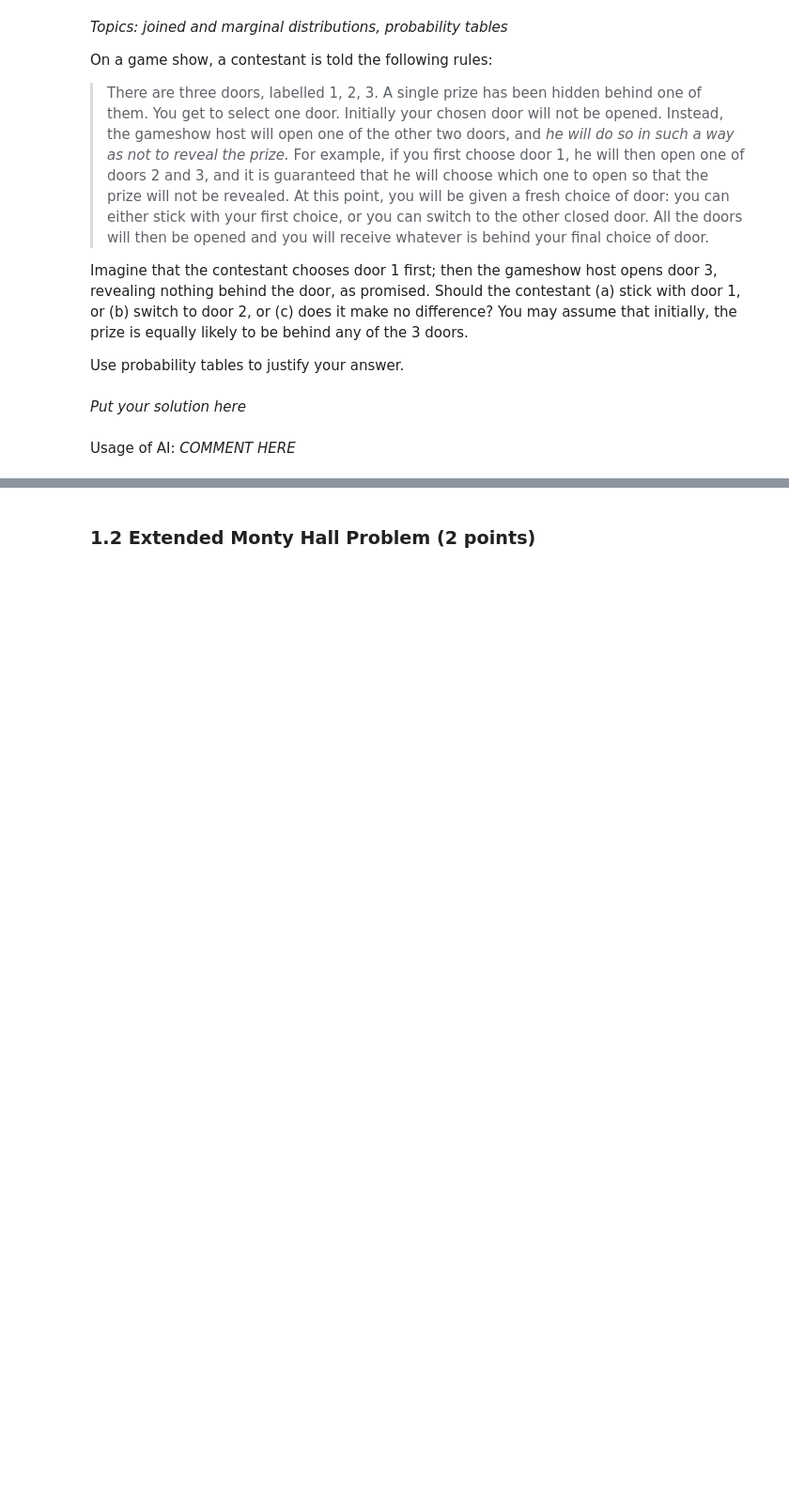
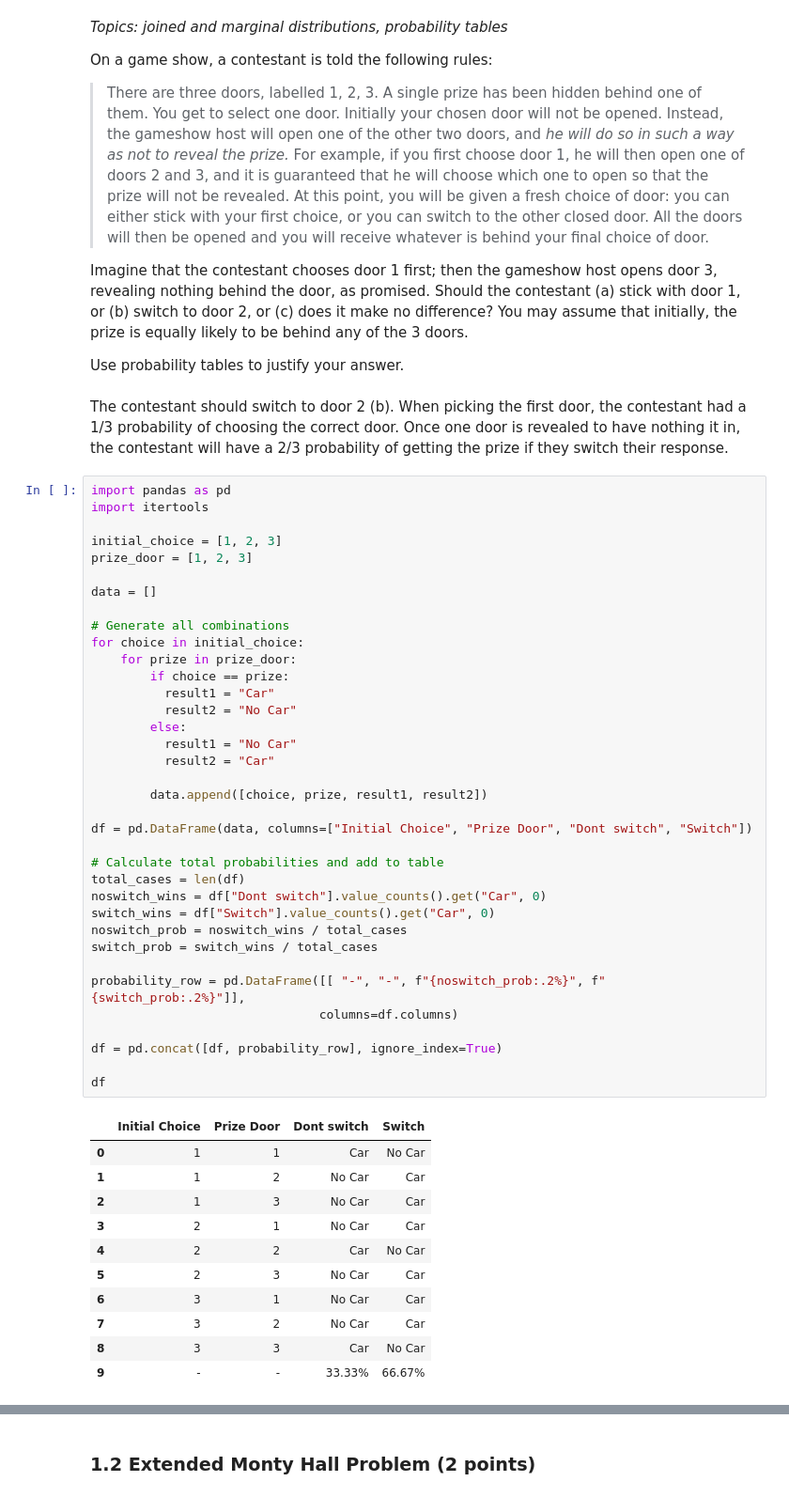
Before and after one commit to labudzki/MLforPA, a Jupyter notebook: 1_ML4PhA_2025_Exercise_sheet_1_v2.ipynb, the cells around one changed output, grey strips where cells are left out. Shown: that part at 94% size. Drawn from its saved outputs; the diff is of its cells as text; blank space fills up the shorter version.

```diff
--- a/1_ML4PhA_2025_Exercise_sheet_1_v2.ipynb
+++ b/1_ML4PhA_2025_Exercise_sheet_1_v2.ipynb
@@ -22,7 +22,53 @@ Imagine that the contestant chooses door 1 first; then the gameshow host opens d
 behind the door, as promised. Should the contestant (a) stick with door 1, or (b) switch to door 2, or (c) does it make no difference? You may assume that initially, the prize is equally likely to be behind any of the 3 doors.
 
 Use probability tables to justify your answer.
-# %% [markdown]
-*Put your solution here*
-# %% [markdown]
-Usage of AI: *COMMENT HERE*
+# %% [markdown]
+The contestant should switch to door 2 (b). When picking the first door, the contestant had a 1/3 probability of choosing the correct door. Once one door is revealed to have nothing it in, the contestant will have a 2/3 probability of getting the prize if they switch their response.
+# %%
+import pandas as pd
+import itertools
+
+initial_choice = [1, 2, 3]
+prize_door = [1, 2, 3]
+
+data = []
+
+# Generate all combinations
+for choice in initial_choice:
+    for prize in prize_door:
+        if choice == prize:
+          result1 = "Car"
+          result2 = "No Car"
+        else:
+          result1 = "No Car"
+          result2 = "Car"
+
+        data.append([choice, prize, result1, result2])
+
+df = pd.DataFrame(data, columns=["Initial Choice", "Prize Door", "Dont switch", "Switch"])
+
+# Calculate total probabilities and add to table
+total_cases = len(df)
+noswitch_wins = df["Dont switch"].value_counts().get("Car", 0)
+switch_wins = df["Switch"].value_counts().get("Car", 0)
+noswitch_prob = noswitch_wins / total_cases
+switch_prob = switch_wins / total_cases
+
+probability_row = pd.DataFrame([[ "-", "-", f"{noswitch_prob:.2%}", f"{switch_prob:.2%}"]],
+                               columns=df.columns)
+
+df = pd.concat([df, probability_row], ignore_index=True)
+
+df
+# %% [output]
+|  | Initial Choice | Prize Door | Dont switch | Switch |
+| 0 | 1 | 1 | Car | No Car |
+| 1 | 1 | 2 | No Car | Car |
+| 2 | 1 | 3 | No Car | Car |
+| 3 | 2 | 1 | No Car | Car |
+| 4 | 2 | 2 | Car | No Car |
+| 5 | 2 | 3 | No Car | Car |
+| 6 | 3 | 1 | No Car | Car |
+| 7 | 3 | 2 | No Car | Car |
+| 8 | 3 | 3 | Car | No Car |
+| 9 | - | - | 33.33% | 66.67% |
```
Also changed, not shown: parts of 1 cell of this notebook.
